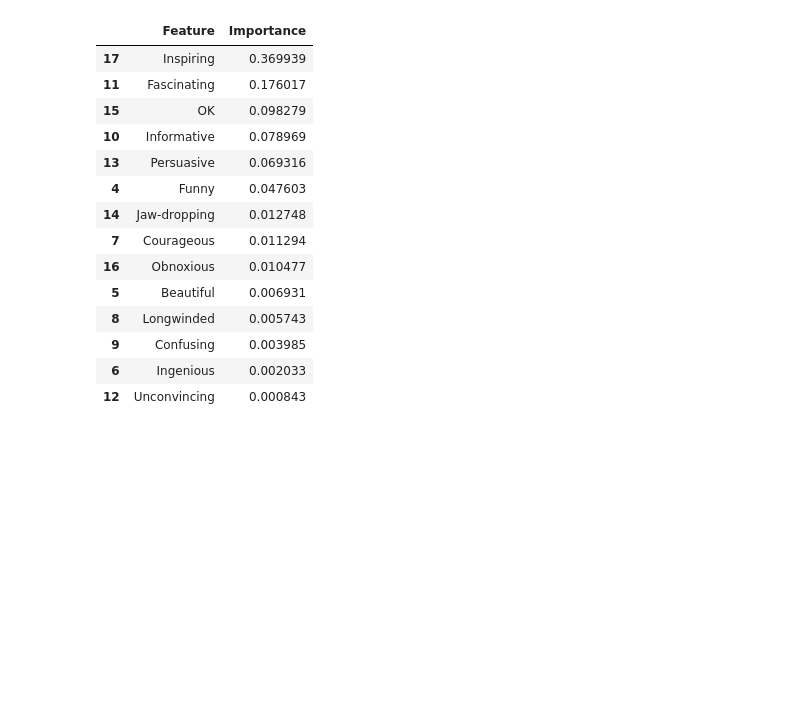
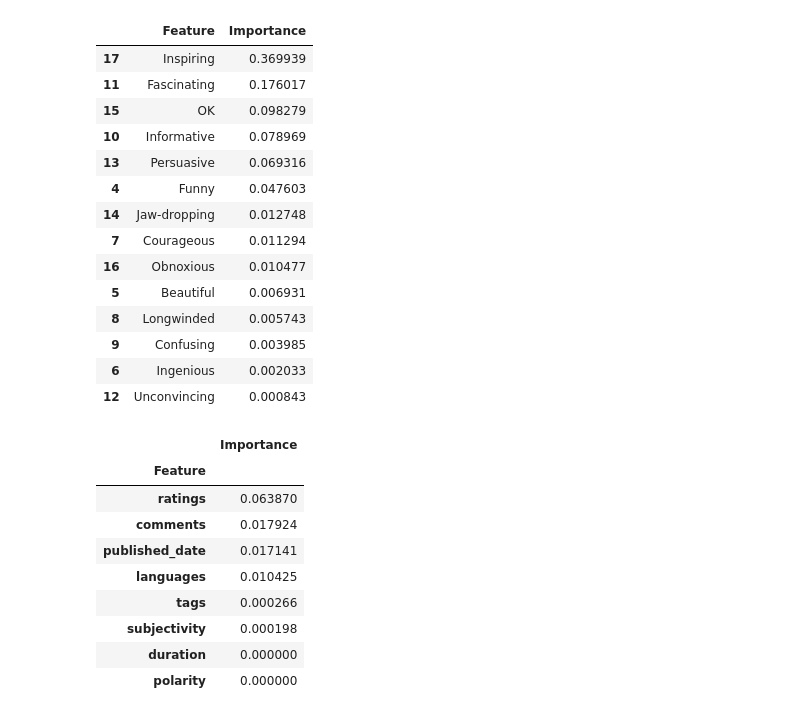
Before and after one commit to Avisikta-Majumdar/TedTalksAnalysis, a Jupyter notebook: Main.ipynb, the cells around one changed output. Saved outputs shown, nothing was run; the diff lists cells and outputs as text; code cells hidden in the pictures; blank space fills up the shorter version.

```diff
--- a/Main.ipynb
+++ b/Main.ipynb
@@ -360,3 +360,21 @@ importances_ratings_sorted
 | 9 | Confusing | 0.003985 |
 | 6 | Ingenious | 0.002033 |
 | 12 | Unconvincing | 0.000843 |
+# %%
+importances.loc[4:17,'Feature'] = "ratings"
+importances.loc[20: ,'Feature'] = "tags"
+
+averaged = importances.groupby("Feature").mean()
+averaged.sort_values(by=['Importance'], axis='index', ascending=False, inplace=True)
+averaged
+# %% [output]
+|  | Importance |
+| Feature |  |
+| ratings | 0.063870 |
+| comments | 0.017924 |
+| published_date | 0.017141 |
+| languages | 0.010425 |
+| tags | 0.000266 |
+| subjectivity | 0.000198 |
+| duration | 0.000000 |
+| polarity | 0.000000 |
```
